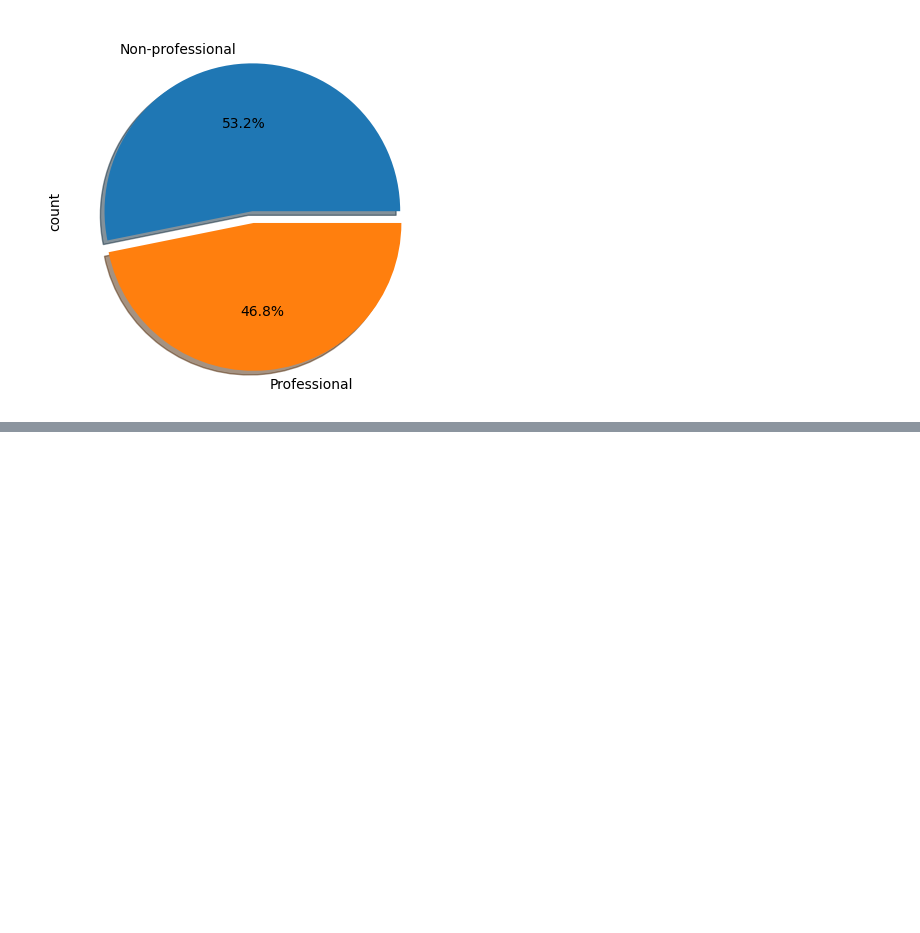
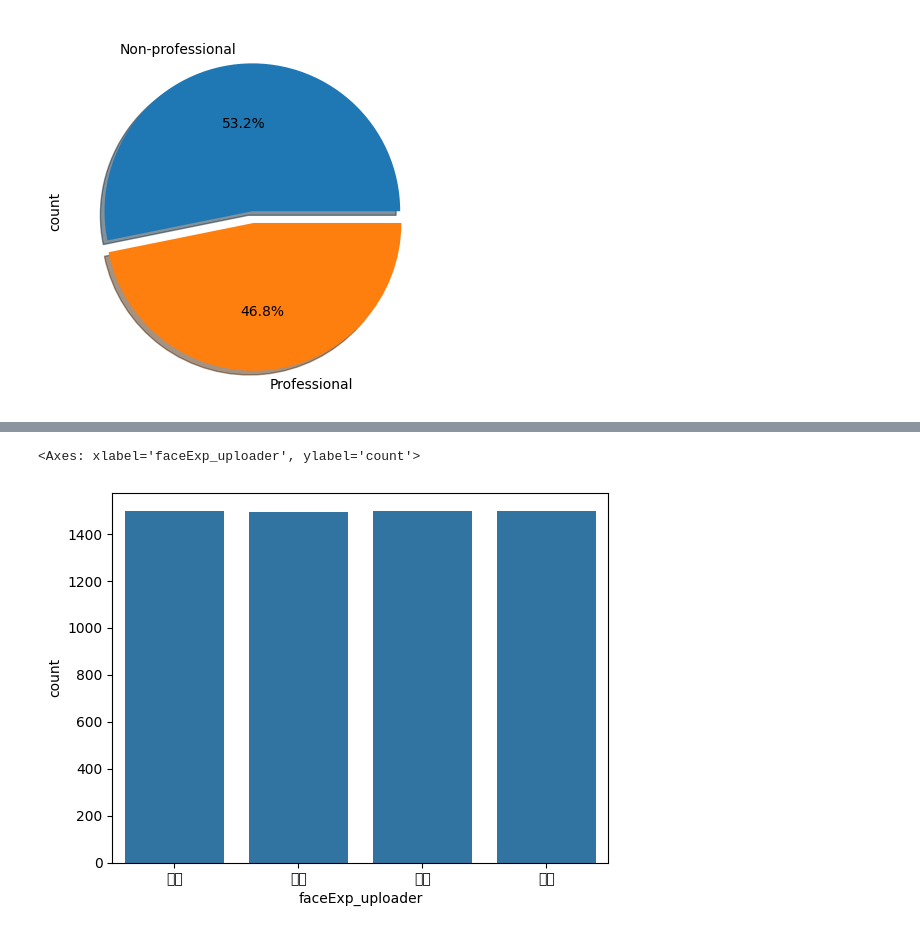
Before and after one commit to 2j0123/Customer-Service-and-Crime-Prevention-Manual, a Jupyter notebook: EDA.ipynb, the cells around one changed output, grey strips where cells are left out. Cells and saved outputs as stored; diff of their text form; code cells hidden in the pictures; blank space fills up the shorter version.

```diff
--- a/EDA.ipynb
+++ b/EDA.ipynb
@@ -71,0 +100,5 @@ train_df.value_counts('isProf').plot.pie(explode=[0, 0.08],
+# %%
+sns.countplot(x = 'faceExp_uploader', data = train_df)
+# %% [output]
+<Axes: xlabel='faceExp_uploader', ylabel='count'>
+[figure, added]
```
Also changed, not shown: parts of 6 cells of this notebook, 2 other files.
